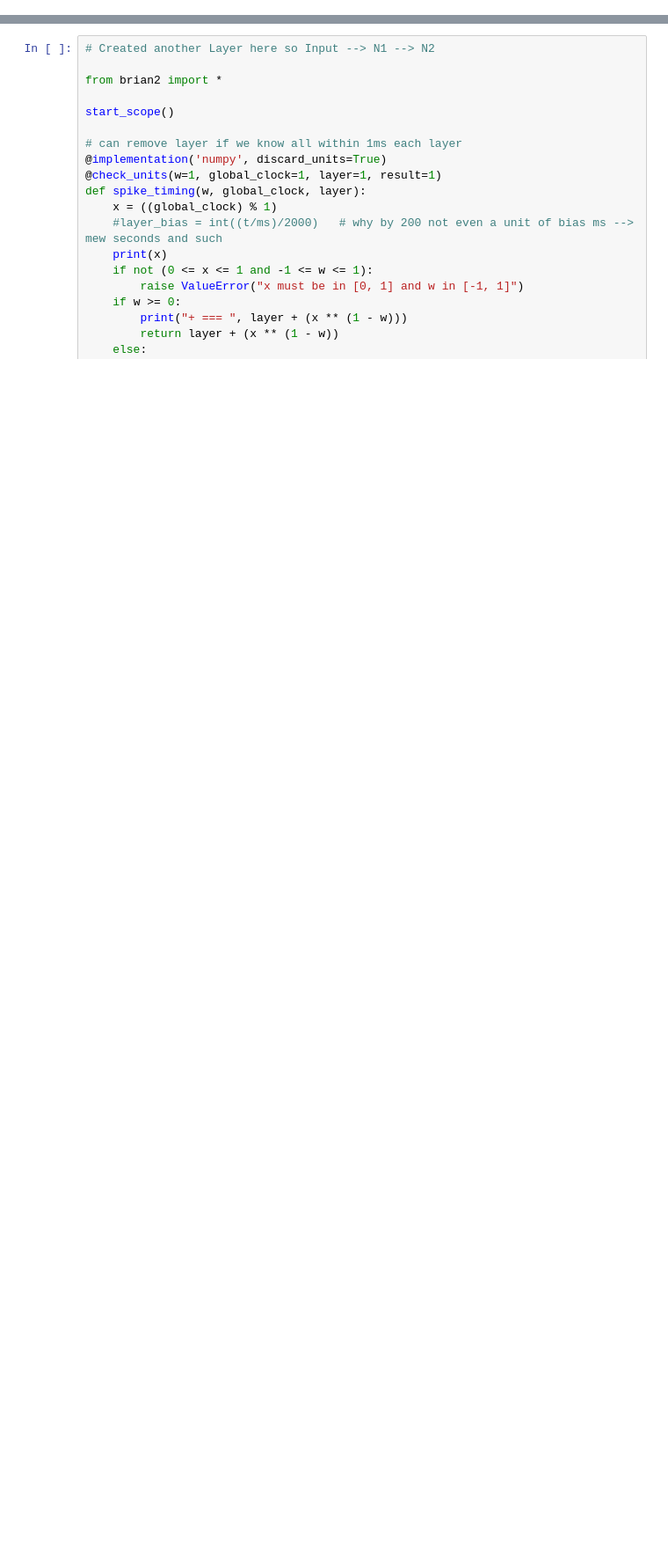
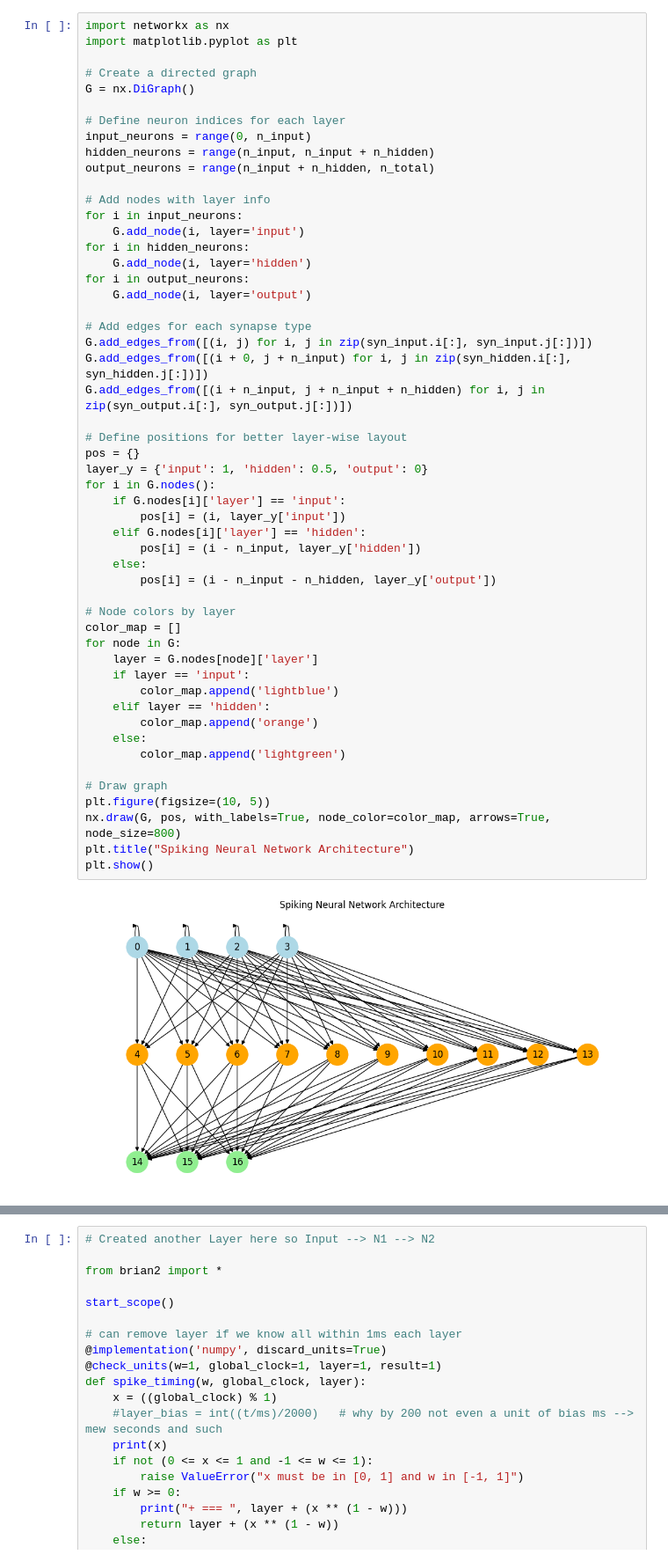
Before and after one commit to Ian3133/Dissertation, a Jupyter notebook: scratch3.ipynb, the cells around one changed output, grey strips where cells are left out. Shown at 88% size. Drawn from its saved outputs; the diff is of its cells as text; blank space fills up the shorter version.

```diff
--- a/scratch3.ipynb
+++ b/scratch3.ipynb
@@ -1 +155,55 @@
+# %%
+import networkx as nx
+import matplotlib.pyplot as plt
+
+# Create a directed graph
+G = nx.DiGraph()
+
+# Define neuron indices for each layer
+input_neurons = range(0, n_input)
+hidden_neurons = range(n_input, n_input + n_hidden)
+output_neurons = range(n_input + n_hidden, n_total)
+
+# Add nodes with layer info
+for i in input_neurons:
+    G.add_node(i, layer='input')
+for i in hidden_neurons:
+    G.add_node(i, layer='hidden')
+for i in output_neurons:
+    G.add_node(i, layer='output')
+
+# Add edges for each synapse type
+G.add_edges_from([(i, j) for i, j in zip(syn_input.i[:], syn_input.j[:])])
+G.add_edges_from([(i + 0, j + n_input) for i, j in zip(syn_hidden.i[:], syn_hidden.j[:])])
+G.add_edges_from([(i + n_input, j + n_input + n_hidden) for i, j in zip(syn_output.i[:], syn_output.j[:])])
+
+# Define positions for better layer-wise layout
+pos = {}
+layer_y = {'input': 1, 'hidden': 0.5, 'output': 0}
+for i in G.nodes():
+    if G.nodes[i]['layer'] == 'input':
+        pos[i] = (i, layer_y['input'])
+    elif G.nodes[i]['layer'] == 'hidden':
+        pos[i] = (i - n_input, layer_y['hidden'])
+    else:
+        pos[i] = (i - n_input - n_hidden, layer_y['output'])
+
+# Node colors by layer
+color_map = []
+for node in G:
+    layer = G.nodes[node]['layer']
+    if layer == 'input':
+        color_map.append('lightblue')
+    elif layer == 'hidden':
+        color_map.append('orange')
+    else:
+        color_map.append('lightgreen')
+
+# Draw graph
+plt.figure(figsize=(10, 5))
+nx.draw(G, pos, with_labels=True, node_color=color_map, arrows=True, node_size=800)
+plt.title("Spiking Neural Network Architecture")
+plt.show()
+# %% [output]
+[figure, added]
 # %%
```
Also changed, not shown: parts of 3 cells of this notebook, 1 other file.
